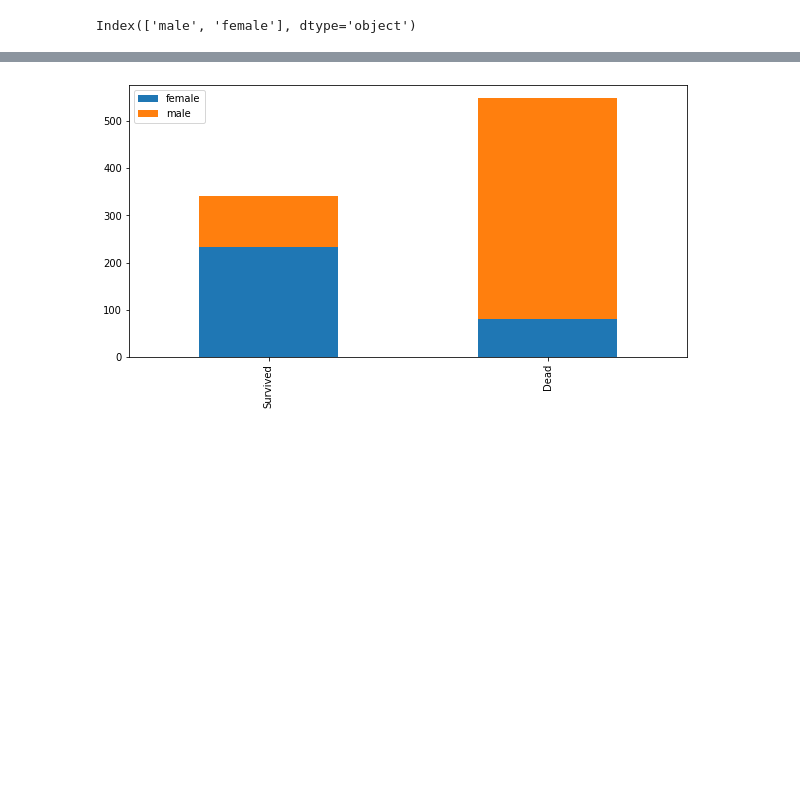
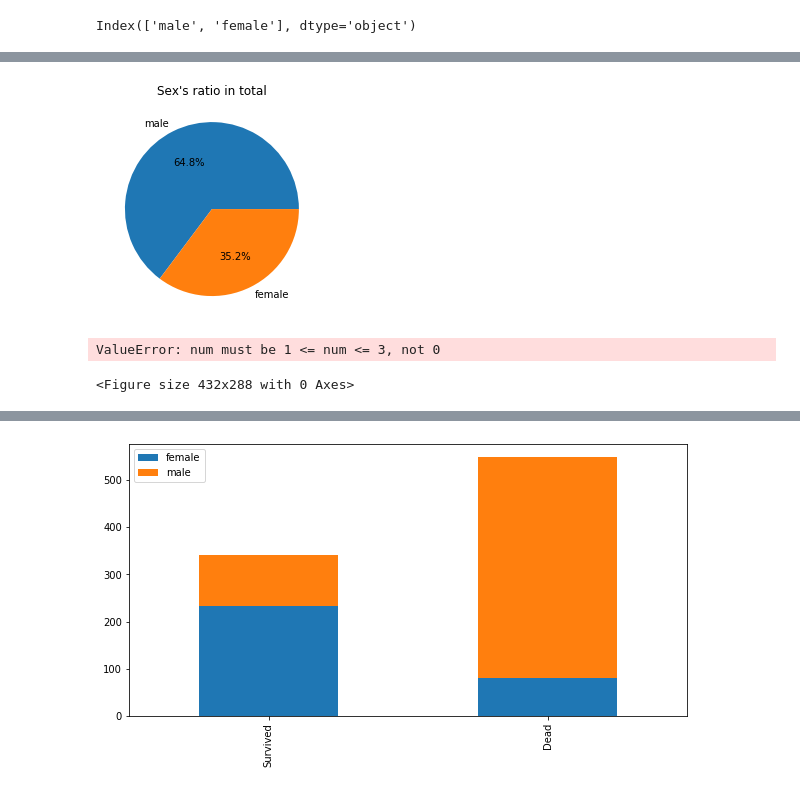
Before and after one commit to iamjinuk/bigman, a Jupyter notebook: Machine Learning [Kaggle] - Titalnic_Machine Learing from Disaster.ipynb, the cells around one changed output, grey strips where cells are left out. Cells and saved outputs as stored; diff of their text form; code cells hidden in the pictures; blank space fills up the shorter version.

```diff
--- a/Machine Learning [Kaggle] - Titalnic_Machine Learing from Disaster.ipynb
+++ b/Machine Learning [Kaggle] - Titalnic_Machine Learing from Disaster.ipynb
@@ -170,0 +181,30 @@ def pie_chart(feature) :
+# %%
+def pie_chart(feature):
+    feature_ratio = train[feature].value_counts(sort=False)
+    feature_size = feature_ratio.size
+    feature_index = feature_ratio.index
+    survived = train[train['Survived'] == 1][feature].value_counts()
+    dead = train[train['Survived'] == 0][feature].value_counts()
+
+
+    plt.plot(aspect='auto')
+    plt.pie(feature_ratio, labels=feature_index, autopct='%1.1f%%')
+    plt.title(feature + '\'s ratio in total')
+    plt.show()
+
+    for i, index in enumerate(feature_index):
+        plt.subplot(1, feature_size + 1, i+0, aspect='equal')
+        # 맨 앞 숫자에 따라 subplot의 크기가 결정됨. 1이 제이큼
+        # feature_size+1 을 통해 subplot이 들어갈 칸을 결정. +4 입력시 차트 5개가 들어갈 크기에 맞춰 정열됨
+        plt.pie([survived[index], dead[index]], labels=['Survivied', 'Dead'], autopct='%1.1f%%')
+        plt.title(str(index) + '\'s ratio')
+
+    plt.show()
+
+pie_chart('Sex')
+
+# matplotlib.pyplot.subplots(nrows=1, ncols=1, sharex=False, sharey=False, squeeze=True, subplot_kw=None, gridspec_kw=None, **fig_kw)
+# %% [output]
+[figure, added]
+ValueError: num must be 1 <= num <= 3, not 0
+<Figure size 432x288 with 0 Axes>
```
Also changed, not shown: parts of 7 cells of this notebook.
